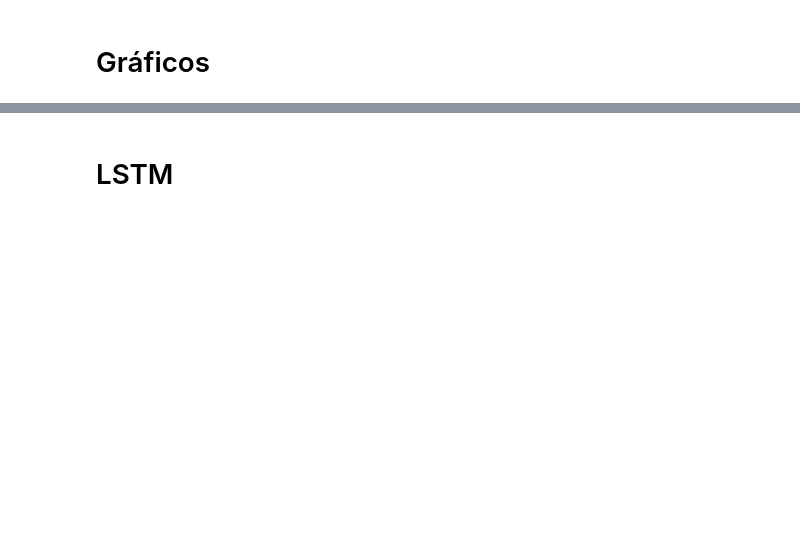
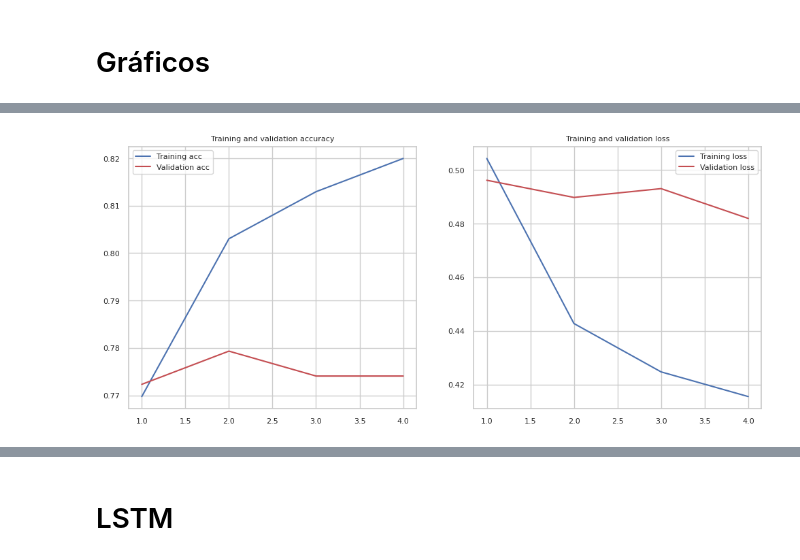
Before and after one commit to delpinor/datos7506, a Jupyter notebook: TP2 - ML.ipynb, the cells around one changed output, grey strips where cells are left out. Drawn from its saved outputs; the diff is of its cells as text; code cells hidden in the pictures; blank space fills up the shorter version.

```diff
--- a/TP2 - ML.ipynb
+++ b/TP2 - ML.ipynb
@@ -643,0 +679,80 @@ Epoch 2/2
+# %%
+# Cantidad máxima de palabras en text_clean
+MAX_SEQUENCE_LENGTH = train_df['text_clean'].str.split().str.len().max() + 1
+
+#Maximo de palabras
+MAX_NB_WORDS = 50000
+
+# Matriz de salida
+EMBEDDING_DIM = 100
+
+VALIDATION_SPLIT = 0.1
+
+
+X = train_df['text_clean']
+y = train_df['target']
+
+
+tokenizer = Tokenizer(num_words=MAX_NUM_WORDS)
+tokenizer.fit_on_texts(X.values)
+vocab_size = len(tokenizer.word_index) + 1  # Más una columna para el index
+print('Tokens únicos: ', vocab_size)
+
+X = tokenizer.texts_to_sequences(X.values)
+X = pad_sequences(X, maxlen=MAX_SEQUENCE_LENGTH)
+y = pd.get_dummies(y).values
+
+
+EMBEDDING_FILE = 'data/glove.6B.100d.txt'
+#EMBEDDING_FILE = 'data/glove.twitter.27B.100d.txt'
+def get_coefs(word,*arr):
+    return word, np.asarray(arr, dtype='float32')
+
+embeddings_index = dict(get_coefs(*o.split(" ")) for o in open(EMBEDDING_FILE))
+
+# Matriz de pesos
+embedding_matrix = np.zeros((vocab_size, EMBEDDING_DIM))
+for word, index in tokenizer.word_index.items():
+    if index > MAX_NUM_WORDS - 1:
+        break
+    else:
+        embedding_vector = embeddings_index.get(word)
+        if embedding_vector is not None:
+            embedding_matrix[index] = embedding_vector
+
+
+# Split
+X_train, X_test, y_train, y_test = train_test_split(X,y, test_size = 0.25, random_state = 42)
+
+model = Sequential()
+model.add(Embedding(vocab_size, EMBEDDING_DIM, input_length=MAX_SEQUENCE_LENGTH,
+                    weights=[embedding_matrix], trainable=False))
+model.add(Dropout(0.2))
+#model.add(SpatialDropout1D(0.2))
+#model.add(Conv1D(64, 5, activation='sigmoid'))
+#model.add(MaxPooling1D(pool_size=4))
+model.add(LSTM(64))
+model.add(Dropout(0.3))
+model.add(Dense(2, activation='sigmoid'))
+model.compile(loss='binary_crossentropy', optimizer='adam', metrics=['accuracy'])
+
+print(model.summary())
+
+
+epochs = 4
+
+batch_size = 20
+
+history = model.fit(X_train, y_train, epochs=epochs, batch_size=batch_size,
+                    validation_split=VALIDATION_SPLIT,callbacks=[EarlyStopping(monitor='val_loss',
+                    patience=3, min_delta=0.0001)])
+
+accr = model.evaluate(X_test,y_test)
+print('Test set\n  Loss: {:0.3f}\n  Accuracy: {:0.3f}'.format(accr[0],accr[1]))
+
+loss, accuracy = model.evaluate(X_train, y_train, verbose=False)
+print("Training Accuracy: {:.4f}".format(accuracy))
+loss, accuracy = model.evaluate(X_test, y_test, verbose=False)
+print("Testing Accuracy:  {:.4f}".format(accuracy))
+plot_history(history)
+# %% [output]
@@ -643,0 +776 @@ Epoch 2/2
+[figure, added]
```
Also changed, not shown: parts of 13 cells of this notebook, 2 other files.
